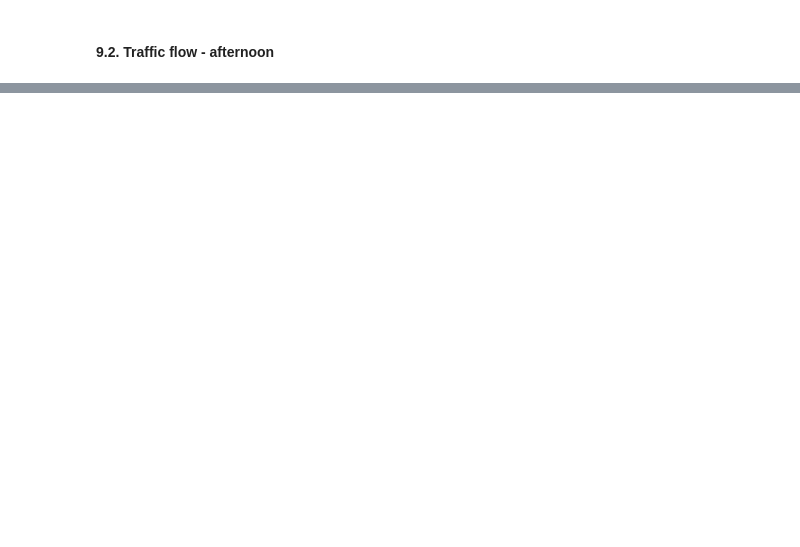
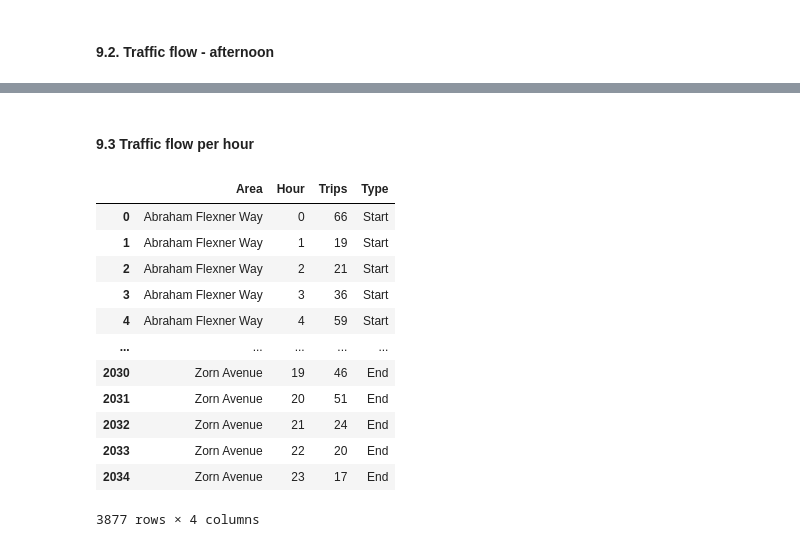
Before and after one commit to JanickiJ/E-Scooter-Data-Analysis, a Jupyter notebook: E_Scooters_Louisville.ipynb, the cells around one changed output, grey strips where cells are left out. Drawn from its saved outputs; the diff is of its cells as text; code cells hidden in the pictures; blank space fills up the shorter version.

```diff
--- a/E_Scooters_Louisville.ipynb
+++ b/E_Scooters_Louisville.ipynb
@@ -819,3 +823,30 @@ draw_flow_map(0.01)
 # %% [output]
 1547
 [interactive output not drawn]
+# %% [markdown]
+#### 9.3 Traffic flow per hour
+# %%
+start_area = df[['Start Area Name', 'Hour']].groupby(
+    ["Start Area Name", "Hour"]).value_counts().reset_index()
+start_area.columns = ["Area", "Hour", "Trips"]
+start_area["Type"] = ["Start"] * len(start_area)
+end_area = df[['End Area Name', 'Hour']].groupby(
+    ["End Area Name", "Hour"]).value_counts().reset_index()
+end_area.columns = ["Area", "Hour", "Trips"]
+end_area["Type"] = ["End"] * len(end_area)
+area_hour_start_end = pd.concat([start_area, end_area])
+area_hour_start_end
+# %% [output]
+|  | Area | Hour | Trips | Type |
+| 0 | Abraham Flexner Way | 0 | 66 | Start |
+| 1 | Abraham Flexner Way | 1 | 19 | Start |
+| 2 | Abraham Flexner Way | 2 | 21 | Start |
+| 3 | Abraham Flexner Way | 3 | 36 | Start |
+| 4 | Abraham Flexner Way | 4 | 59 | Start |
+| ... | ... | ... | ... | ... |
+| 2030 | Zorn Avenue | 19 | 46 | End |
+| 2031 | Zorn Avenue | 20 | 51 | End |
+| 2032 | Zorn Avenue | 21 | 24 | End |
+| 2033 | Zorn Avenue | 22 | 20 | End |
+| 2034 | Zorn Avenue | 23 | 17 | End |
+3877 rows × 4 columns
```
Also changed, not shown: parts of 20 cells of this notebook, 2 other files.
